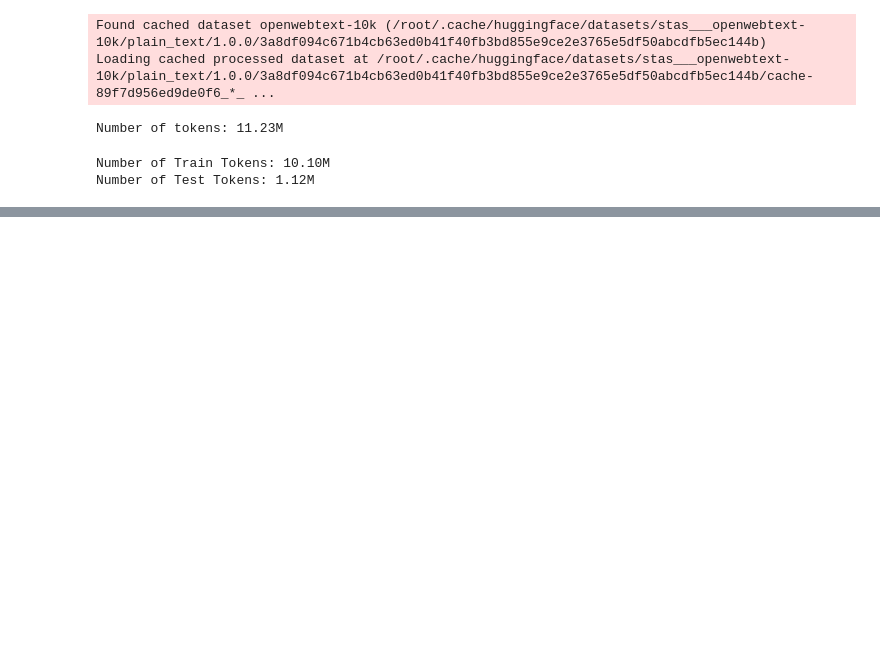
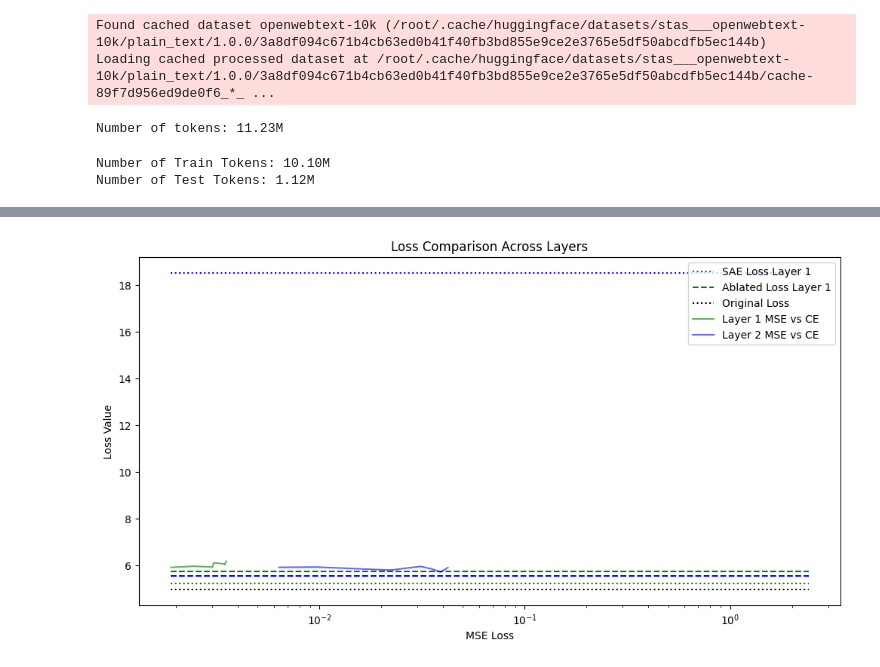
Before and after one commit to loganriggs/sparse_coding, a Jupyter notebook: sparse_weights_mse_CE.ipynb, the cells around one changed output, grey strips where cells are left out. Saved outputs shown, nothing was run; the diff lists cells and outputs as text; code cells hidden in the pictures; blank space fills up the shorter version.

Commit message:
corrected graphs

```diff
--- a/sparse_weights_mse_CE.ipynb
+++ b/sparse_weights_mse_CE.ipynb
@@ -136,19 +128,0 @@ for i, batch in enumerate(tqdm(test_dataloader)):
-# %%
-logits = original_logits.logits
-
-# Assuming logits and batch are provided as follows
-# logits.shape = (batch_size, seq, vocab_size)
-# batch.shape = (batch_size, seq)
-
-# Reshape logits and labels for CrossEntropyLoss
-logits = logits.view(-1, logits.size(-1))  # Reshape to (batch_size * seq, vocab_size)
-labels = batch.view(-1)  # Flatten to (batch_size * seq)
-
-# Define the loss function
-loss_fn = nn.CrossEntropyLoss()
-
-# Calculate loss
-loss = loss_fn(logits, labels)
-
-# Print or return the loss
-print(loss)
@@ -389,0 +388,45 @@ mlp_losses = train_sparse_model(model, dataset, device, mlp_weights, autoencoder
+# %%
+import matplotlib.pyplot as plt
+import numpy as np
+
+# Data
+sae_loss = [5.22, 18.51, 24.61, 28.82, 31.18]
+ablated_loss = [5.76, 5.56, 5.84, 5.97, 8.34]
+original_loss = [4.97, 0.0, 0.0, 0.0, 0.0]
+
+# Simulated data for ce_losses and current_mse_losses
+# Replace these with your actual data
+
+# Colors for each set of lines
+colors = ['green', 'blue', 'red', 'purple', 'orange']
+# Adjusting the plot to have horizontal lines and setting x-positions based on current_mse_losses
+
+plt.figure(figsize=(12, 6))
+# plot_num_layers = num_layers
+plot_num_layers = 2
+# Plot SAE, Ablated, and Original Loss
+min_mse = np.min(current_mse_losses)
+max_mse = np.max(current_mse_losses)
+for i in range(plot_num_layers):
+    # Find min and max values for current MSE losses for each layer
+
+    # Plot horizontal lines for SAE and Ablated Loss
+    plt.hlines(sae_loss[i], xmin=min_mse, xmax=max_mse, linestyle=':', color=colors[i], label=f'SAE Loss Layer {i+1}' if i==0 else '')
+    plt.hlines(ablated_loss[i], xmin=min_mse, xmax=max_mse, linestyle='--', color=colors[i], label=f'Ablated Loss Layer {i+1}' if i==0 else '')
+
+# Plot Original Loss (only first entry)
+plt.hlines(original_loss[0], xmin=np.min(current_mse_losses), xmax=np.max(current_mse_losses), linestyle=':', color='black', label='Original Loss')
+
+# Plot CE Losses vs MSE Losses
+for i in range(plot_num_layers):
+    plt.plot(current_mse_losses[i], ce_losses[i], linestyle='-', color=colors[i], alpha=0.6, label=f'Layer {i+1} MSE vs CE')
+
+plt.xlabel('MSE Loss')
+plt.ylabel('Loss Value')
+plt.title('Loss Comparison Across Layers')
+# put x on logscale
+plt.xscale('log')
+plt.legend()
+plt.show()
+# %% [output]
+[figure, added]
```
Also changed, not shown: parts of 15 cells of this notebook.
